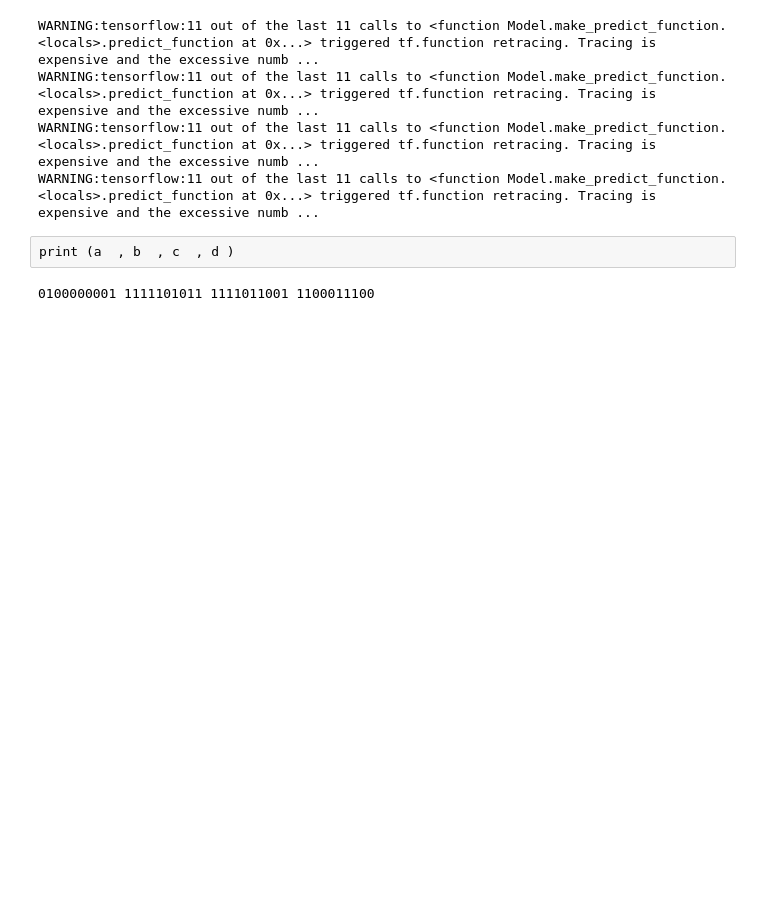
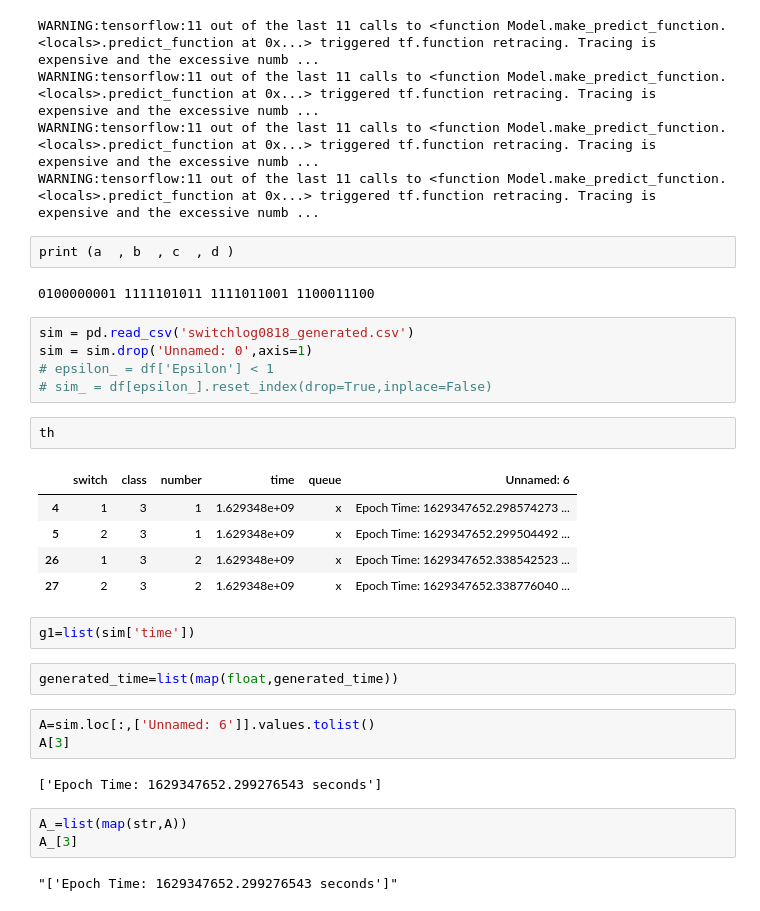
Before and after one commit to jihyejjang/network-scheduling-with-DRL, a Jupyter notebook: model/result/0808_1_train/testing.ipynb, the cells around one changed output. Drawn from its saved outputs; the diff is of its cells as text; blank space fills up the shorter version.

```diff
--- a/model/result/0808_1_train/testing.ipynb
+++ b/model/result/0808_1_train/testing.ipynb
@@ -120,3 +120,30 @@ WARNING:tensorflow:11 out of the last 11 calls to <function Model.make_predict_f
 print (a  , b  , c  , d )
 # %% [output]
 0100000001 1111101011 1111011001 1100011100
+# %%
+sim = pd.read_csv('switchlog0818_generated.csv')
+sim = sim.drop('Unnamed: 0',axis=1)
+# epsilon_ = df['Epsilon'] < 1
+# sim_ = df[epsilon_].reset_index(drop=True,inplace=False)
+# %%
+th
+# %% [output]
+|  | switch | class | number | time | queue | Unnamed: 6 |
+| 4 | 1 | 3 | 1 | 1.629348e+09 | x | Epoch Time: 1629347652.298574273 ... |
+| 5 | 2 | 3 | 1 | 1.629348e+09 | x | Epoch Time: 1629347652.299504492 ... |
+| 26 | 1 | 3 | 2 | 1.629348e+09 | x | Epoch Time: 1629347652.338542523 ... |
+| 27 | 2 | 3 | 2 | 1.629348e+09 | x | Epoch Time: 1629347652.338776040 ... |
+# %%
+g1=list(sim['time'])
+# %%
+generated_time=list(map(float,generated_time))
+# %%
+A=sim.loc[:,['Unnamed: 6']].values.tolist()
+A[3]
+# %% [output]
+['Epoch Time: 1629347652.299276543 seconds']
+# %%
+A_=list(map(str,A))
+A_[3]
+# %% [output]
+"['Epoch Time: 1629347652.299276543 seconds']"
```
Also changed, not shown: parts of 11 cells of this notebook, 11 other files.
